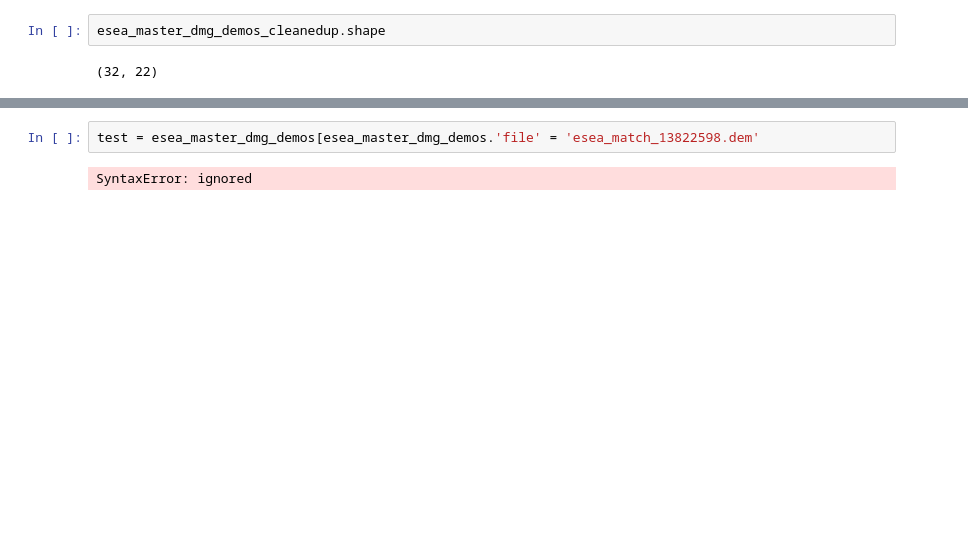
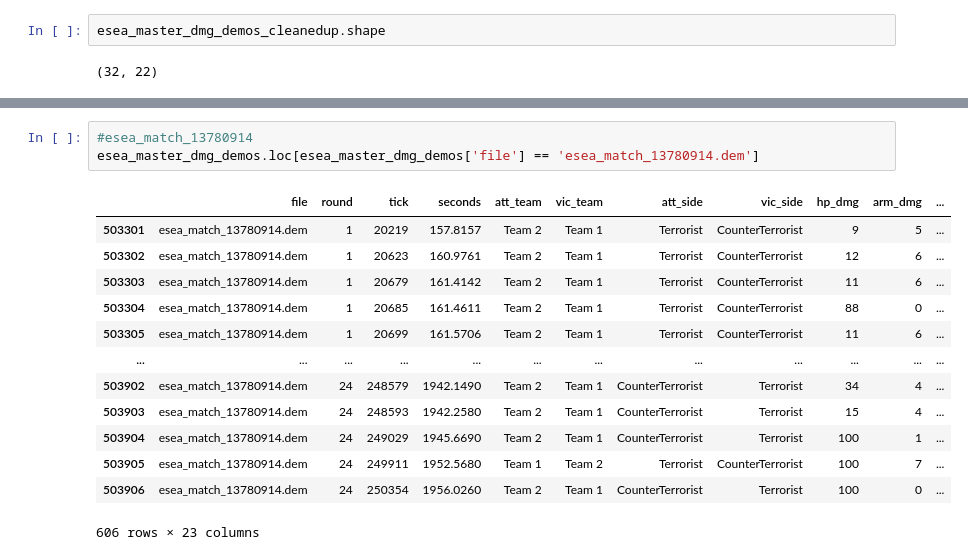
Before and after one commit to gandhimonil9823/CS_GO_Analysis, a Jupyter notebook: CS_GO_Analysis.ipynb, the cells around one changed output, grey strips where cells are left out. Cells and saved outputs as stored; diff of their text form; blank space fills up the shorter version.

```diff
--- a/CS_GO_Analysis.ipynb
+++ b/CS_GO_Analysis.ipynb
@@ -164,4 +238,17 @@ esea_master_dmg_demos_cleanedup.shape
 # %%
-test = esea_master_dmg_demos[esea_master_dmg_demos.'file' = 'esea_match_13822598.dem'
+#esea_match_13780914
+esea_master_dmg_demos.loc[esea_master_dmg_demos['file'] == 'esea_match_13780914.dem']
 # %% [output]
+|  | file | round | tick | seconds | att_team | vic_team | att_side | vic_side | hp_dmg | arm_dmg | ... |
+| 503301 | esea_match_13780914.dem | 1 | 20219 | 157.8157 | Team 2 | Team 1 | Terrorist | CounterTerrorist | 9 | 5 | ... |
+| 503302 | esea_match_13780914.dem | 1 | 20623 | 160.9761 | Team 2 | Team 1 | Terrorist | CounterTerrorist | 12 | 6 | ... |
+| 503303 | esea_match_13780914.dem | 1 | 20679 | 161.4142 | Team 2 | Team 1 | Terrorist | CounterTerrorist | 11 | 6 | ... |
+| 503304 | esea_match_13780914.dem | 1 | 20685 | 161.4611 | Team 2 | Team 1 | Terrorist | CounterTerrorist | 88 | 0 | ... |
+| 503305 | esea_match_13780914.dem | 1 | 20699 | 161.5706 | Team 2 | Team 1 | Terrorist | CounterTerrorist | 11 | 6 | ... |
+| ... | ... | ... | ... | ... | ... | ... | ... | ... | ... | ... | ... |
+| 503902 | esea_match_13780914.dem | 24 | 248579 | 1942.1490 | Team 2 | Team 1 | CounterTerrorist | Terrorist | 34 | 4 | ... |
+| 503903 | esea_match_13780914.dem | 24 | 248593 | 1942.2580 | Team 2 | Team 1 | CounterTerrorist | Terrorist | 15 | 4 | ... |
+| 503904 | esea_match_13780914.dem | 24 | 249029 | 1945.6690 | Team 2 | Team 1 | CounterTerrorist | Terrorist | 100 | 1 | ... |
+| 503905 | esea_match_13780914.dem | 24 | 249911 | 1952.5680 | Team 1 | Team 2 | Terrorist | CounterTerrorist | 100 | 7 | ... |
+| 503906 | esea_match_13780914.dem | 24 | 250354 | 1956.0260 | Team 2 | Team 1 | CounterTerrorist | Terrorist | 100 | 0 | ... |
-SyntaxError: ignored
+606 rows × 23 columns
```
Also changed, not shown: parts of 11 cells of this notebook.
